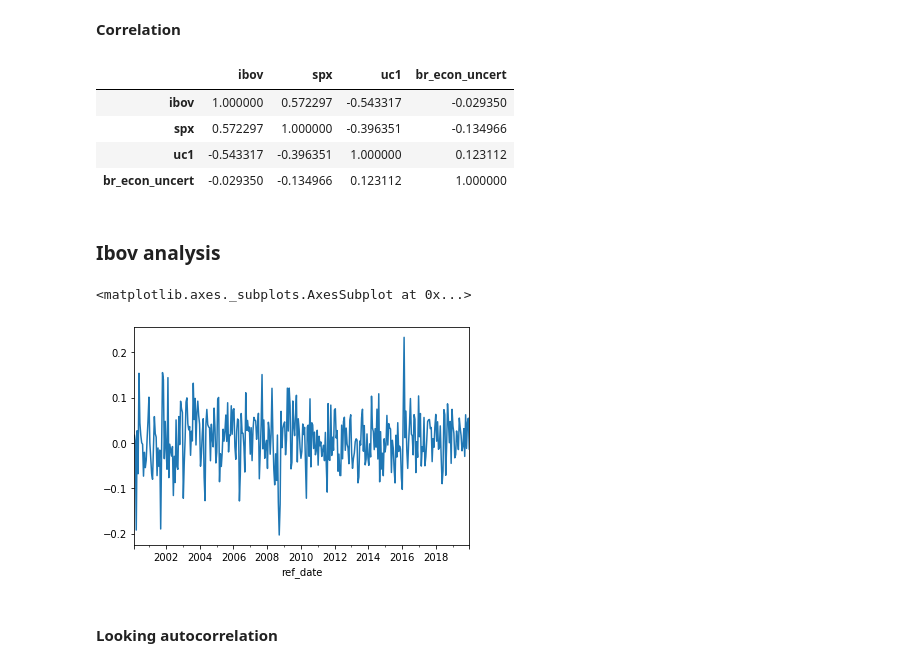
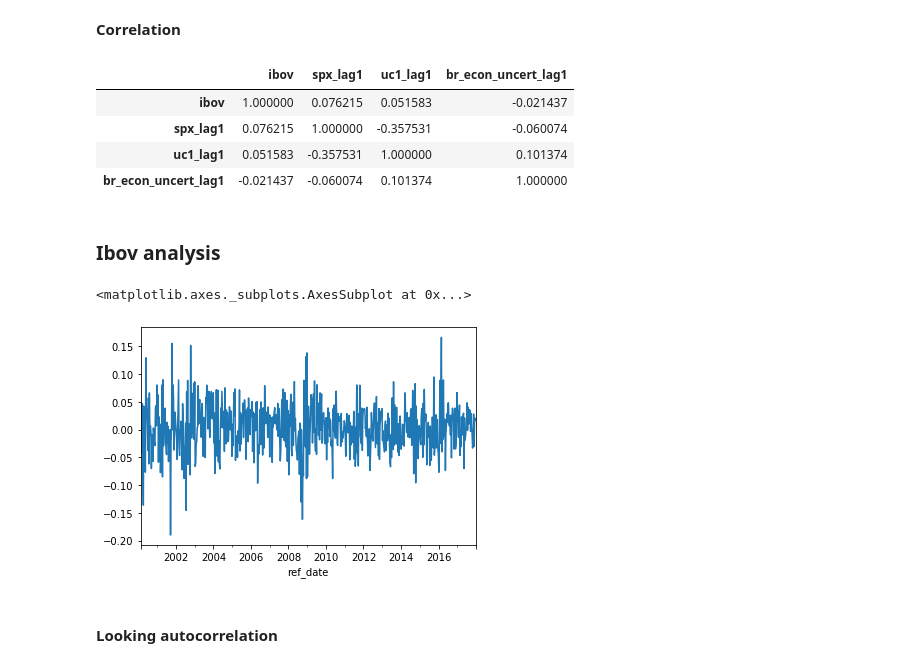
Before and after one commit to helderrezende/coding_challenge_pred_ibov, a Jupyter notebook: solution.ipynb, the cells around one changed output. Drawn from its saved outputs; the diff is of its cells as text; code cells hidden in the pictures.

```diff
--- a/solution.ipynb
+++ b/solution.ipynb
@@ -28,7 +27,7 @@ The autoreload extension is already loaded. To reload it, use:
 # %% [markdown]
 ## Data analysis
 # %%
-data = get_train_data()
+data = get_train_data(resample_time="7B")
 
 data.head()
 # %% [output]
@@ -41,0 +53,2 @@ data.head()
+# %%
+data = create_lags(data, columns=['spx', 'uc1', 'br_econ_uncert'])
@@ -41,0 +61,3 @@ data.head()
+# %%
+train_data = data.loc[:pd.to_datetime('2017-12-31')]
+test_data = data.loc[pd.to_datetime('2017-12-31'):]
@@ -42,20 +84,20 @@ data.head()
 # %% [markdown]
 **Correlation**
 # %%
-data.corr()
+train_data.corr()
 # %% [output]
-|  | ibov | spx | uc1 | br_econ_uncert |
-| ibov | 1.000000 | 0.572297 | -0.543317 | -0.029350 |
-| spx | 0.572297 | 1.000000 | -0.396351 | -0.134966 |
-| uc1 | -0.543317 | -0.396351 | 1.000000 | 0.123112 |
-| br_econ_uncert | -0.029350 | -0.134966 | 0.123112 | 1.000000 |
+|  | ibov | spx_lag1 | uc1_lag1 | br_econ_uncert_lag1 |
+| ibov | 1.000000 | 0.076215 | 0.051583 | -0.021437 |
+| spx_lag1 | 0.076215 | 1.000000 | -0.357531 | -0.060074 |
+| uc1_lag1 | 0.051583 | -0.357531 | 1.000000 | 0.101374 |
+| br_econ_uncert_lag1 | -0.021437 | -0.060074 | 0.101374 | 1.000000 |
 # %% [markdown]
 ### Ibov analysis
 # %%
-data['ibov'].plot()
+train_data['ibov'].plot()
 # %% [output]
 <matplotlib.axes._subplots.AxesSubplot at 0x...>
-[figure, old version]
+[figure, new version]
 # %% [markdown]
 #### Looking autocorrelation
 # %% [markdown]
```
Also changed, not shown: parts of 39 cells of this notebook.
